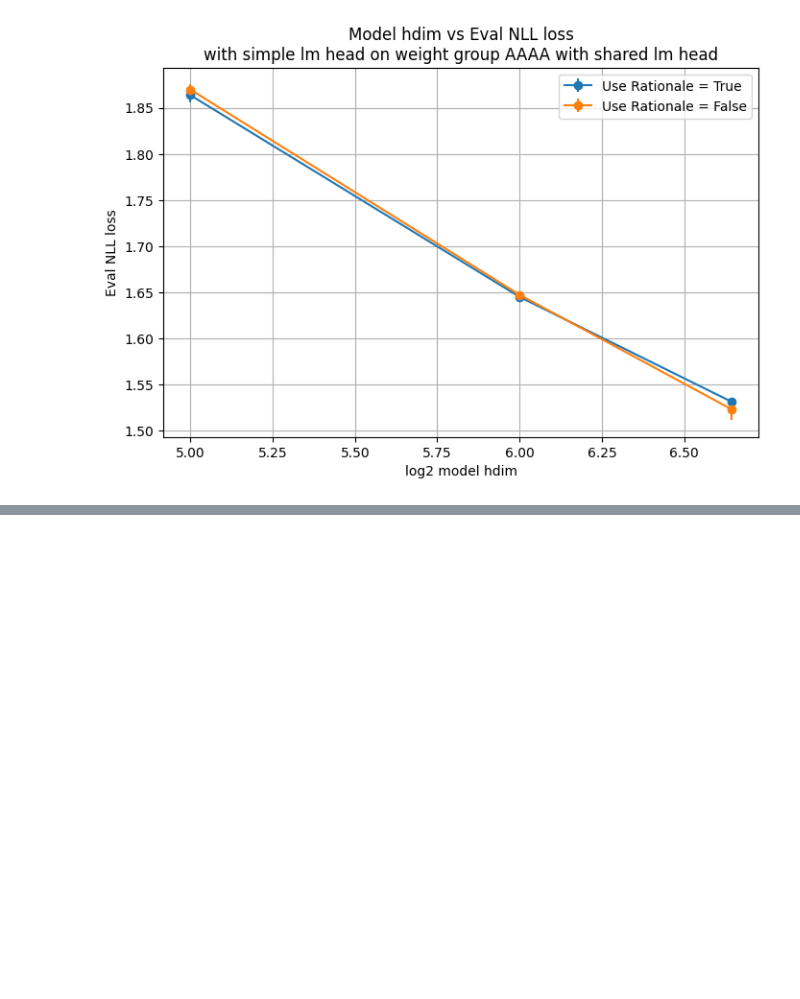
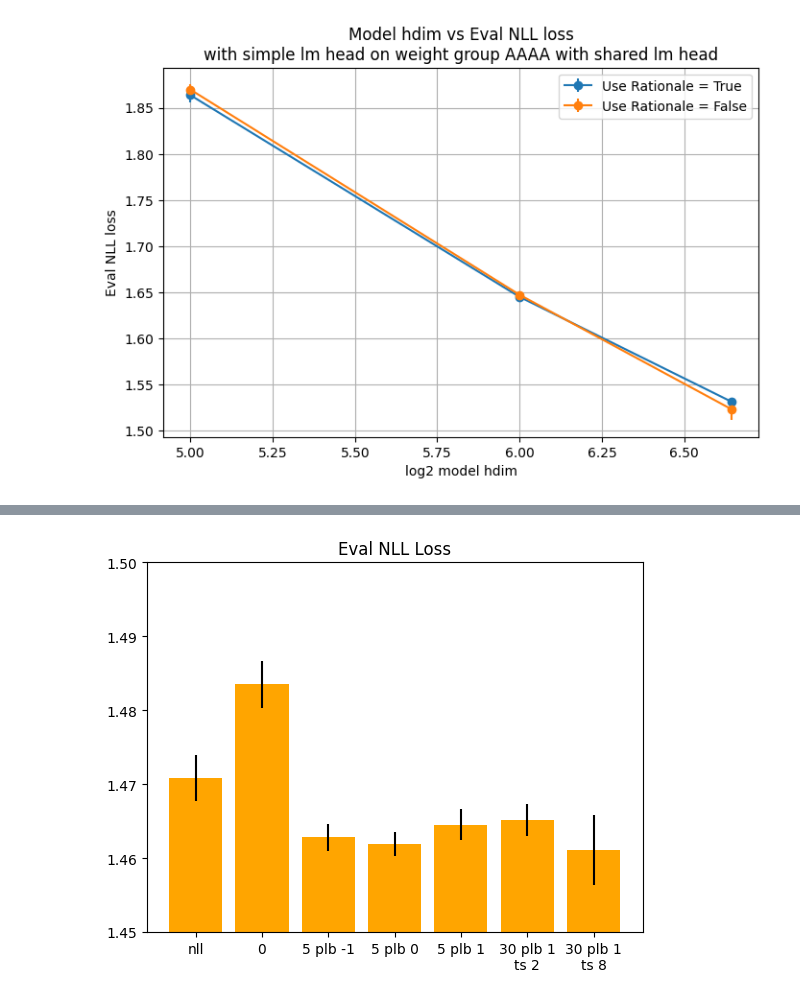
Before and after one commit to jakob-bjorner/quiet-star-replicate, a Jupyter notebook: scratch/understand.ipynb, the cells around one changed output, grey strips where cells are left out. Saved outputs shown, nothing was run; the diff lists cells and outputs as text; code cells hidden in the pictures; blank space fills up the shorter version.

```diff
--- a/scratch/understand.ipynb
+++ b/scratch/understand.ipynb
@@ -269,0 +406,9 @@ plt.grid(True)
+# %%
+plt.bar(x=["nll", "0", "5 plb -1", "5 plb 0", "5 plb 1", "30 plb 1\nts 2", "30 plb 1\nts 8"],
+        height=[1.4708297548465603, 1.4835160541692578, 1.46281753230542, 1.4619149454425588, 1.4645345654565576, 1.4651574842509207, 1.4611372131978329],
+        yerr=[0.003127457705720136, 0.0032111318607643477, 0.0018292415745271614, 0.001592197741255811, 0.00212623580229847, 0.0021999516655037753, 0.004701039088435511], color='orange')
+plt.ylim(1.45, 1.5)
+plt.title('Eval NLL Loss')
+plt.show()
+# %% [output]
+[figure, added]
```
Also changed, not shown: parts of 45 cells of this notebook, 6 other files.
